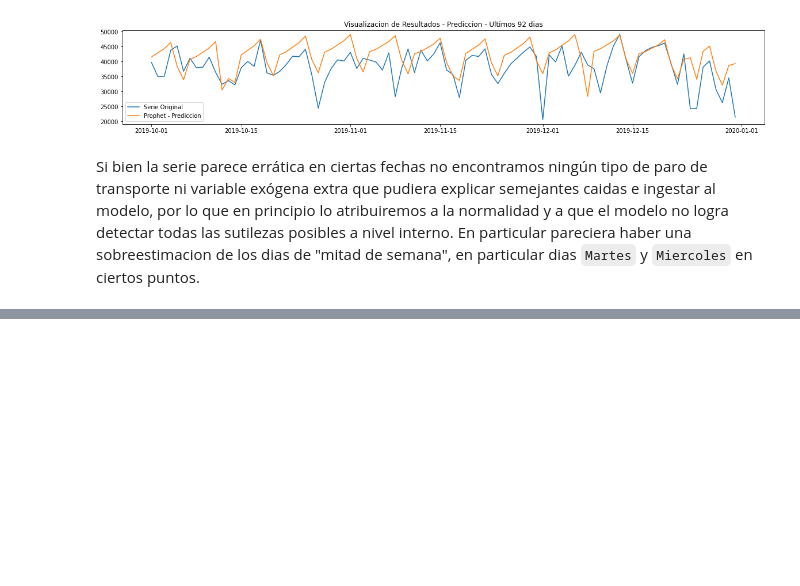
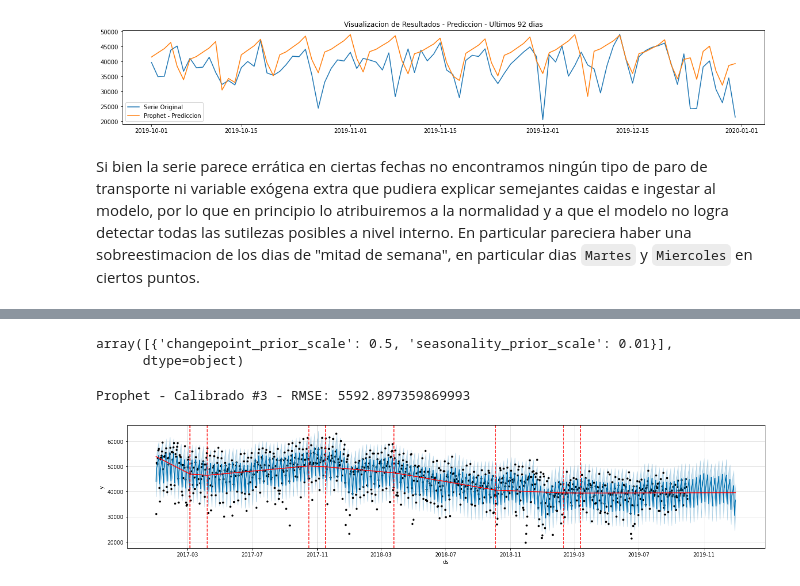
Before and after one commit to torres-federico-e/DS_acamica_time_series_4, a Jupyter notebook: Proyecto 4 - Mejoras - Series de Tiempo.ipynb, the cells around one changed output, grey strips where cells are left out. Drawn from its saved outputs; the diff is of its cells as text; code cells hidden in the pictures; blank space fills up the shorter version.

```diff
--- a/Proyecto 4 - Mejoras - Series de Tiempo.ipynb
+++ b/Proyecto 4 - Mejoras - Series de Tiempo.ipynb
@@ -890,0 +876,24 @@ OrderedDict([('yearly', {'period': 365.25, 'fourier_order': 10, 'prior_scale': 1
+# %%
+resultados.head(1).params.values
+# %% [output]
+array([{'changepoint_prior_scale': 0.5, 'seasonality_prior_scale': 0.01}],
+      dtype=object)
+# %%
+# Dataset
+futuro_2 = df.drop(columns='y')
+# Agrego nuevos Hiperparametros
+prophet = fbprophet.Prophet(yearly_seasonality=True,daily_seasonality=False, changepoint_prior_scale= 0.5, seasonality_prior_scale= 0.01)
+prophet.fit(base)
+# Realizo prediccion a futuro
+pronostico = prophet.predict(futuro_2)
+
+# Ploteo resutlados
+fig = prophet.plot(pronostico, figsize=(18,4))
+a = add_changepoints_to_plot(fig.gca(), prophet, pronostico)
+y_pred = pronostico.yhat[-92:]
+y = dataset.cantidad_pasos[-92:]
+rmse = np.sqrt(mean_squared_error(y, y_pred))
+print(f"Prophet - Calibrado #3 - RMSE: {rmse}")
+# %% [output]
+Prophet - Calibrado #3 - RMSE: 5592.897359869993
+[figure, added]
```
Also changed, not shown: parts of 42 cells of this notebook.
